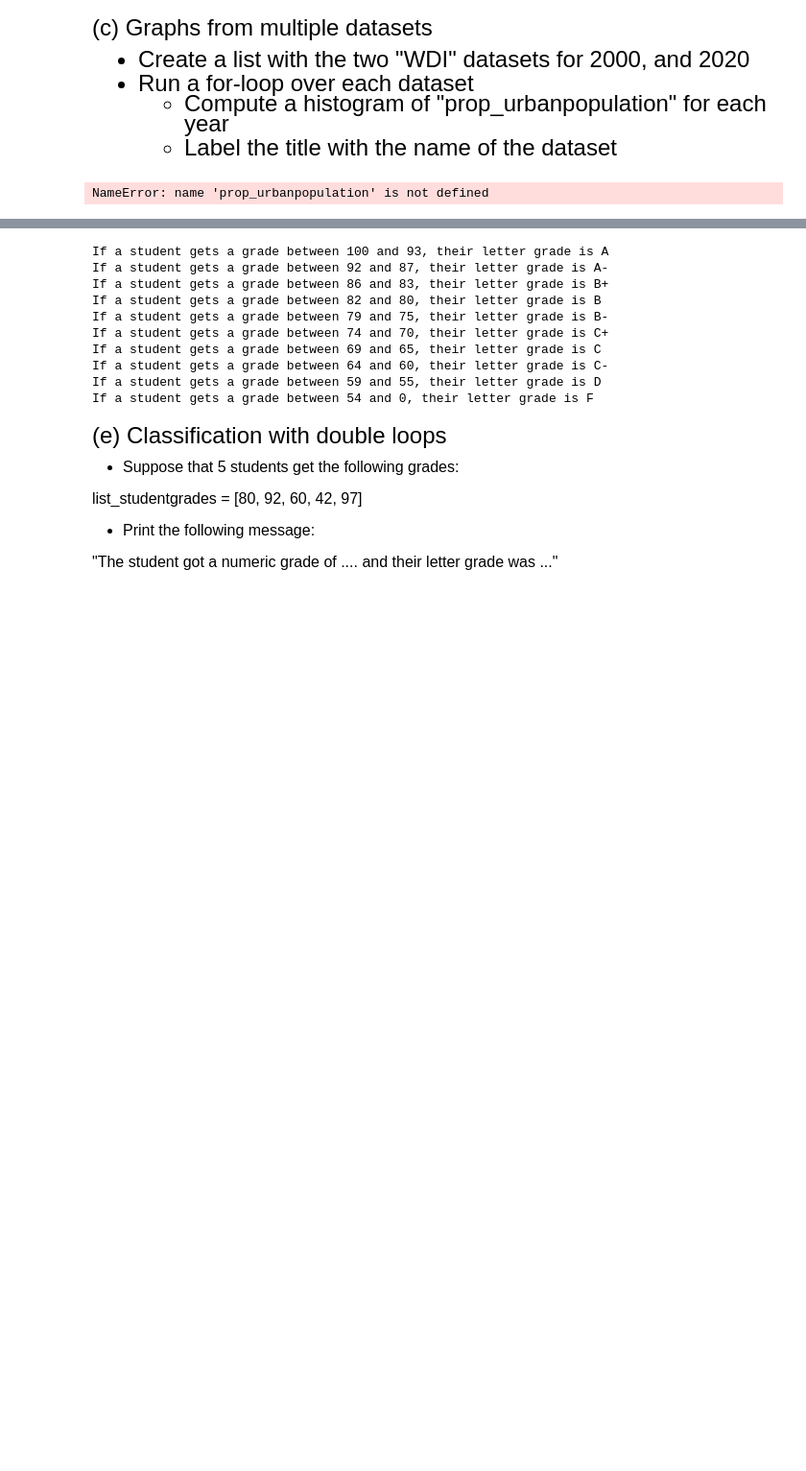
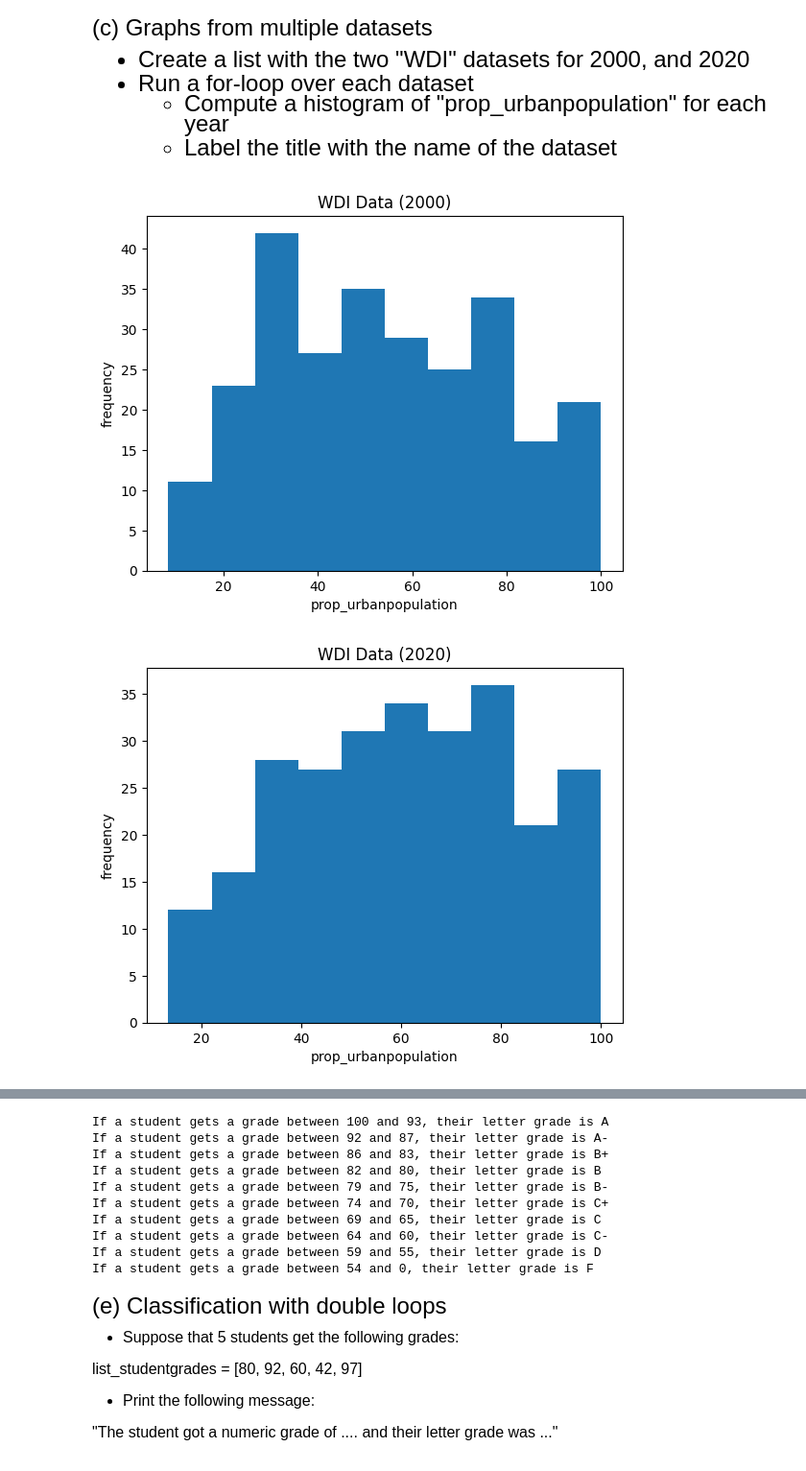
Before and after one commit to isabelcohen/emoryqtm151, a Jupyter notebook: Assignments/Assignment 4/Assignment 4.ipynb, the cells around one changed output, grey strips where cells are left out. Shown at 96% size. Drawn from its saved outputs; the diff is of its cells as text; code cells hidden in the pictures; blank space fills up the shorter version.

```diff
--- a/Assignments/Assignment 4/Assignment 4.ipynb
+++ b/Assignments/Assignment 4/Assignment 4.ipynb
@@ -76,15 +72,30 @@ print(list_eligible_voter)
 # %%
 # Note "prop_urbanpopulation" is the percentage of the urban population over
 # the total population
 
 # Hint: Before you write the loop, test your code out by opening an individual dataset
 # Once you're sure the code works and you're familiar with the data, run the loop
 
 # Write your answer here
 
-pd.read_csv("wdi_data/wdi_2000.csv")
+
+Year2000 = pd.read_csv("wdi_data/wdi_2000.csv")
+Year2020 = pd.read_csv("wdi_data/wdi_2020.csv")
+wdi_list = [Year2000, Year2020]
+
+name_datasets_list = ["WDI Data (2000)", "WDI Data (2020)"]
+
+index = 0
+for year in wdi_list:
+    plt.hist(x = year["prop_urbanpopulation"])
+    plt.xlabel("prop_urbanpopulation")
+    plt.ylabel("frequency")
+    plt.title(name_datasets_list[index])
+    plt.show()
+    index = index + 1
 # %% [output]
-NameError: name 'prop_urbanpopulation' is not defined
+[figure, added]
+[figure, added]
 # %% [markdown]
 <font size = "5">
 
```
Also changed, not shown: parts of 1 cell of this notebook.
